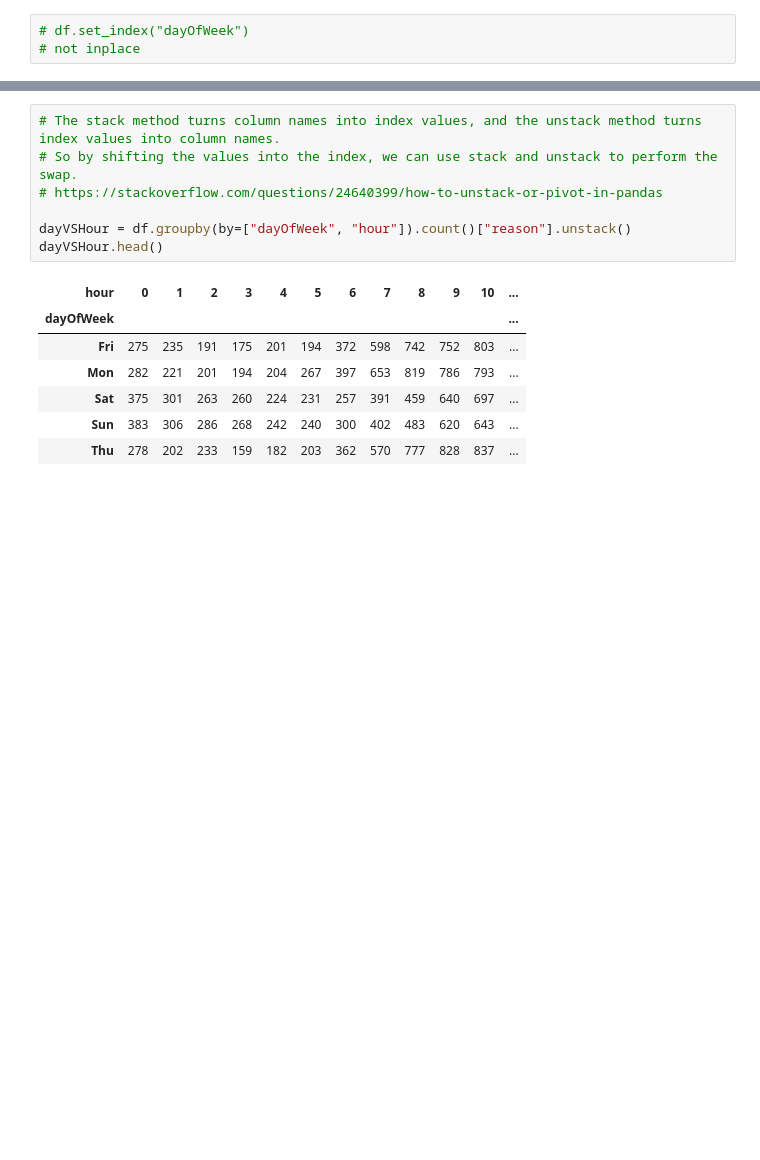
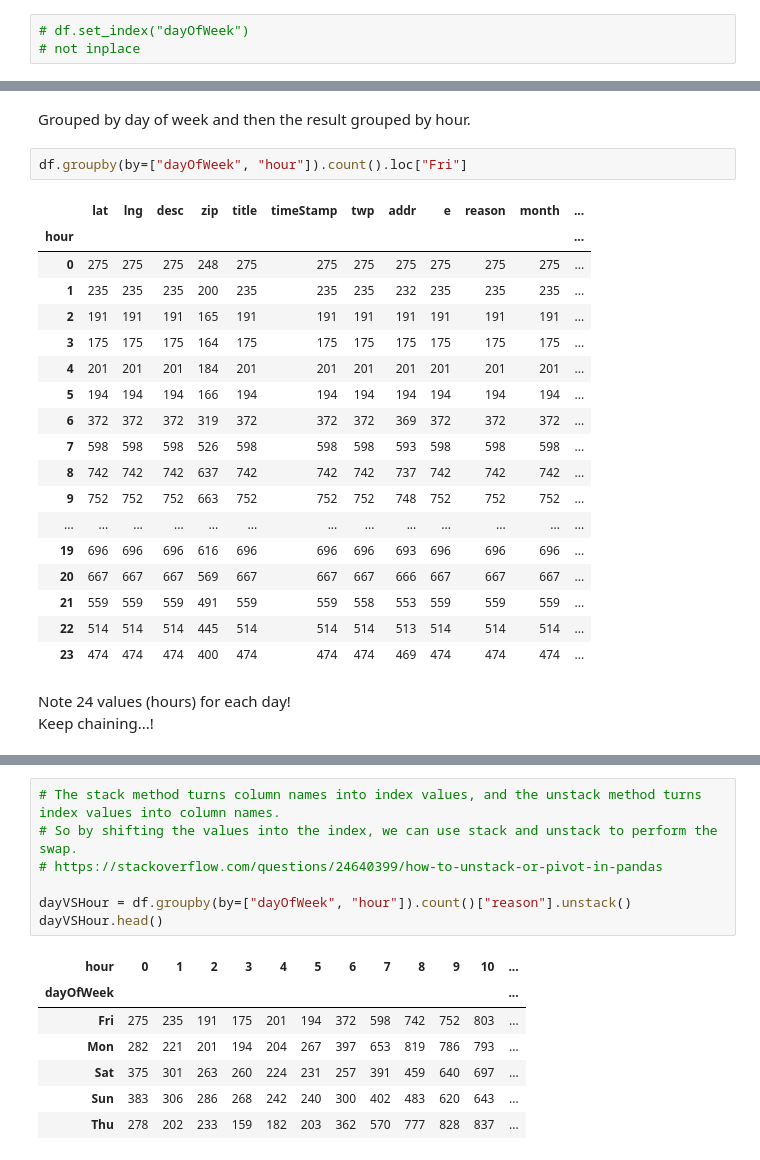
Before and after one commit to sonamkshenoy/911-Emergency-Calls-Data-Analysis, a Jupyter notebook: 911_Calls_Data_Analysis.ipynb, the cells around one changed output, grey strips where cells are left out. Saved outputs shown, nothing was run; the diff lists cells and outputs as text; blank space fills up the shorter version.

```diff
--- a/911_Calls_Data_Analysis.ipynb
+++ b/911_Calls_Data_Analysis.ipynb
@@ -371,0 +389,26 @@ df.head()
+# %% [markdown]
+Grouped by day of week and then the result grouped by hour.
+# %%
+df.groupby(by=["dayOfWeek", "hour"]).count().loc["Fri"]
+# %% [output]
+|  | lat | lng | desc | zip | title | timeStamp | twp | addr | e | reason | month | ... |
+| hour |  |  |  |  |  |  |  |  |  |  |  | ... |
+| 0 | 275 | 275 | 275 | 248 | 275 | 275 | 275 | 275 | 275 | 275 | 275 | ... |
+| 1 | 235 | 235 | 235 | 200 | 235 | 235 | 235 | 232 | 235 | 235 | 235 | ... |
+| 2 | 191 | 191 | 191 | 165 | 191 | 191 | 191 | 191 | 191 | 191 | 191 | ... |
+| 3 | 175 | 175 | 175 | 164 | 175 | 175 | 175 | 175 | 175 | 175 | 175 | ... |
+| 4 | 201 | 201 | 201 | 184 | 201 | 201 | 201 | 201 | 201 | 201 | 201 | ... |
+| 5 | 194 | 194 | 194 | 166 | 194 | 194 | 194 | 194 | 194 | 194 | 194 | ... |
+| 6 | 372 | 372 | 372 | 319 | 372 | 372 | 372 | 369 | 372 | 372 | 372 | ... |
+| 7 | 598 | 598 | 598 | 526 | 598 | 598 | 598 | 593 | 598 | 598 | 598 | ... |
+| 8 | 742 | 742 | 742 | 637 | 742 | 742 | 742 | 737 | 742 | 742 | 742 | ... |
+| 9 | 752 | 752 | 752 | 663 | 752 | 752 | 752 | 748 | 752 | 752 | 752 | ... |
+| ... | ... | ... | ... | ... | ... | ... | ... | ... | ... | ... | ... | ... |
+| 19 | 696 | 696 | 696 | 616 | 696 | 696 | 696 | 693 | 696 | 696 | 696 | ... |
+| 20 | 667 | 667 | 667 | 569 | 667 | 667 | 667 | 666 | 667 | 667 | 667 | ... |
+| 21 | 559 | 559 | 559 | 491 | 559 | 559 | 558 | 553 | 559 | 559 | 559 | ... |
+| 22 | 514 | 514 | 514 | 445 | 514 | 514 | 514 | 513 | 514 | 514 | 514 | ... |
+| 23 | 474 | 474 | 474 | 400 | 474 | 474 | 474 | 469 | 474 | 474 | 474 | ... |
+# %% [markdown]
+Note 24 values (hours) for each day!
+Keep chaining...!
```
Also changed, not shown: parts of 25 cells of this notebook.
